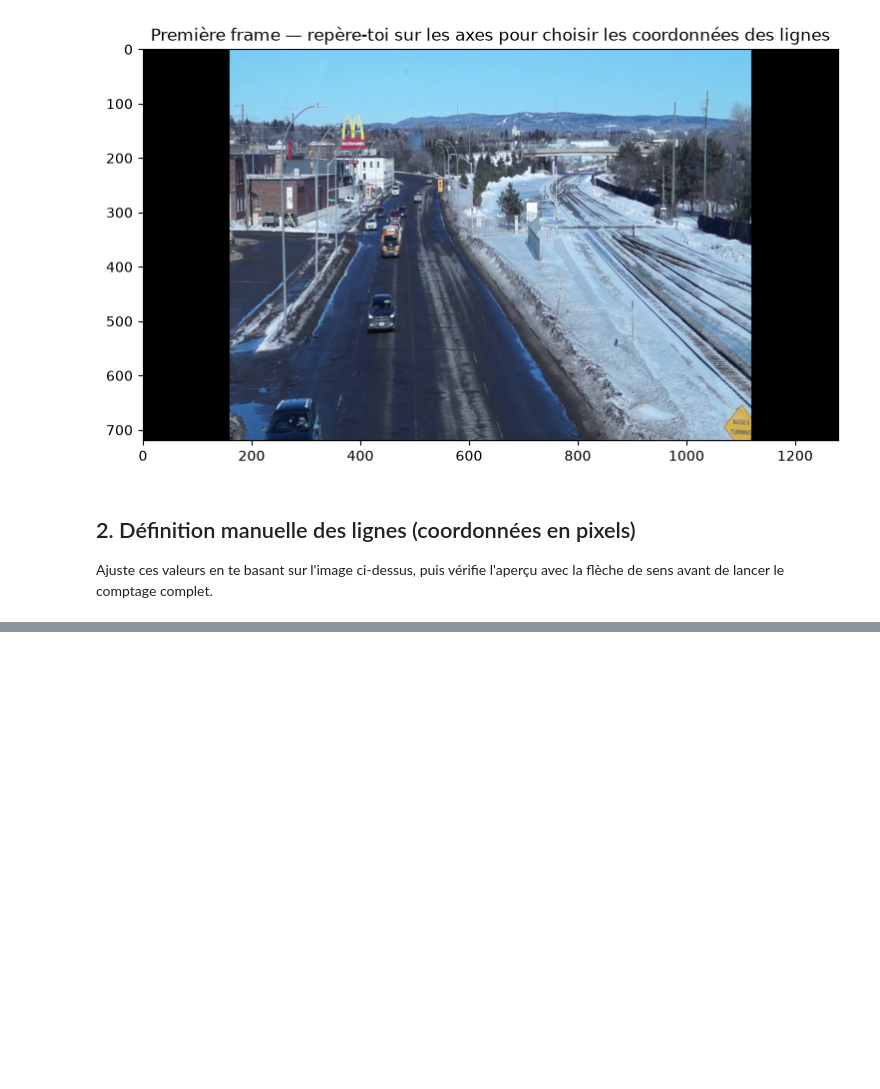
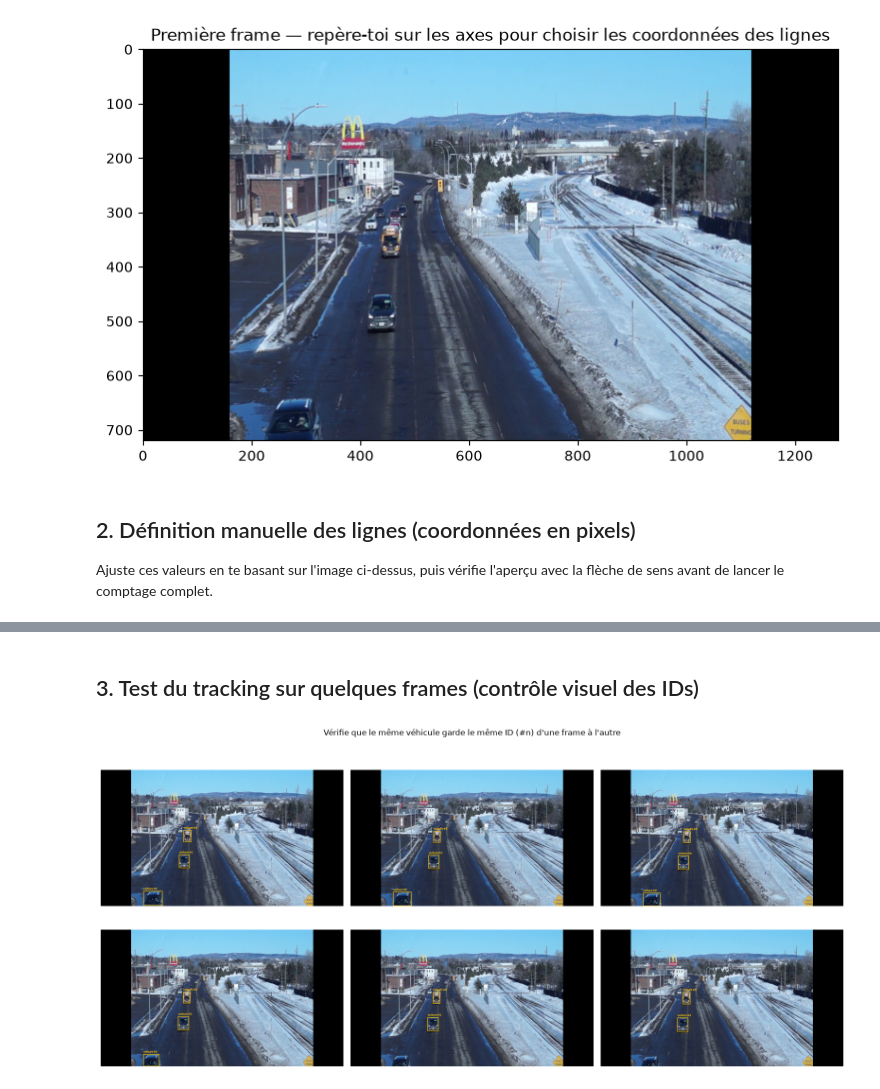
Before and after one commit to LyhengLAO/Computer_Vision, a Jupyter notebook: vehicle_counting/notebook/01_prototype_tracking_counting.ipynb, the cells around one changed output, grey strips where cells are left out. Drawn from its saved outputs; the diff is of its cells as text; code cells hidden in the pictures; blank space fills up the shorter version.

Commit message:
ADD:Complet vehicle count framework local.

```diff
--- a/vehicle_counting/notebook/01_prototype_tracking_counting.ipynb
+++ b/vehicle_counting/notebook/01_prototype_tracking_counting.ipynb
@@ -63,0 +64,33 @@ plt.show()
+# %% [markdown]
+## 3. Test du tracking sur quelques frames (contrôle visuel des IDs)
+# %%
+model = YOLO("yolov8n.pt")
+
+stream = model.track(
+    source=VIDEO_PATH, conf=0.4, classes=list(VEHICLE_CLASSES.keys()),
+    tracker="bytetrack.yaml", persist=True, stream=True, verbose=False,
+)
+
+sample_frames = []
+for i, result in enumerate(stream):
+    if i >= 6:
+        break
+    frame = result.orig_img.copy()
+    if result.boxes is not None and result.boxes.id is not None:
+        for box, track_id, cls_id in zip(result.boxes.xyxy, result.boxes.id, result.boxes.cls):
+            x1, y1, x2, y2 = map(int, box.tolist())
+            cls_name = VEHICLE_CLASSES.get(int(cls_id), "autre")
+            cv2.rectangle(frame, (x1, y1), (x2, y2), (0, 200, 255), 2)
+            cv2.putText(frame, f"{cls_name} #{int(track_id)}", (x1, y1-8),
+                        cv2.FONT_HERSHEY_SIMPLEX, 0.5, (0, 200, 255), 2)
+    sample_frames.append(frame)
+
+fig, axes = plt.subplots(2, 3, figsize=(16, 8))
+for frame, ax in zip(sample_frames, axes.flatten()):
+    ax.imshow(cv2.cvtColor(frame, cv2.COLOR_BGR2RGB))
+    ax.axis("off")
+plt.suptitle("Vérifie que le même véhicule garde le même ID (#n) d'une frame à l'autre")
+plt.tight_layout()
+plt.show()
+# %% [output]
+[figure, added]
```
Also changed, not shown: parts of 6 cells of this notebook, 3 other files.
